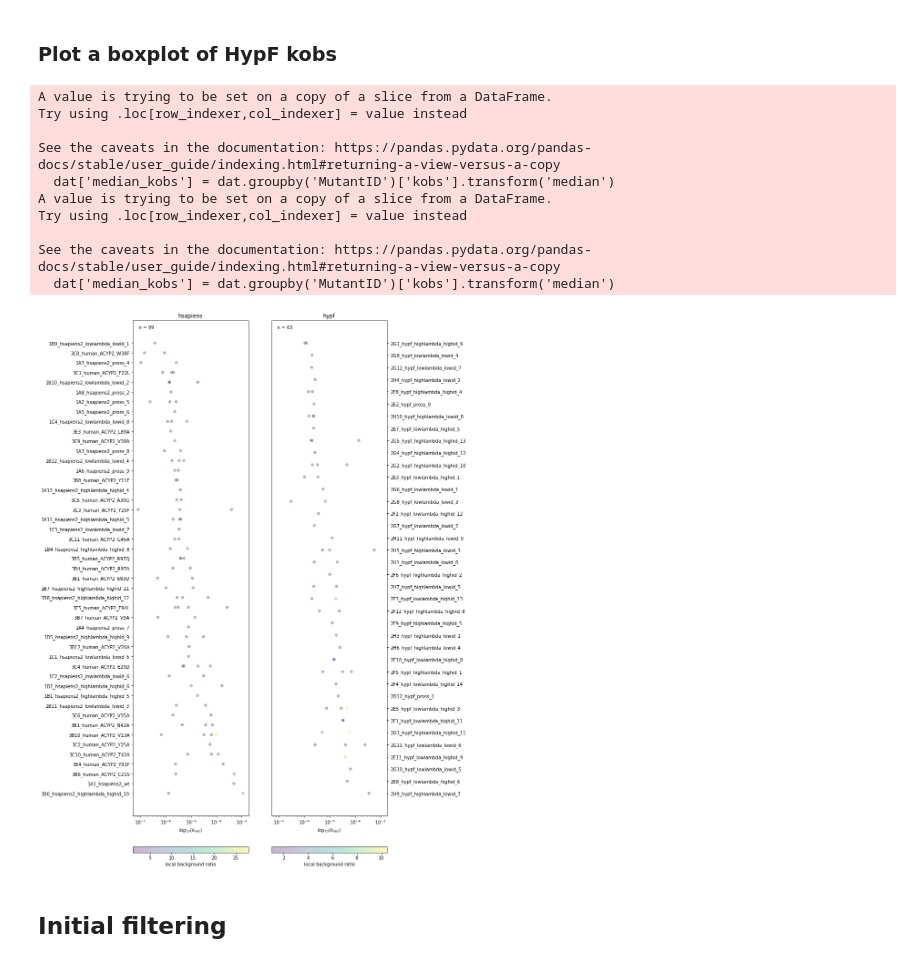
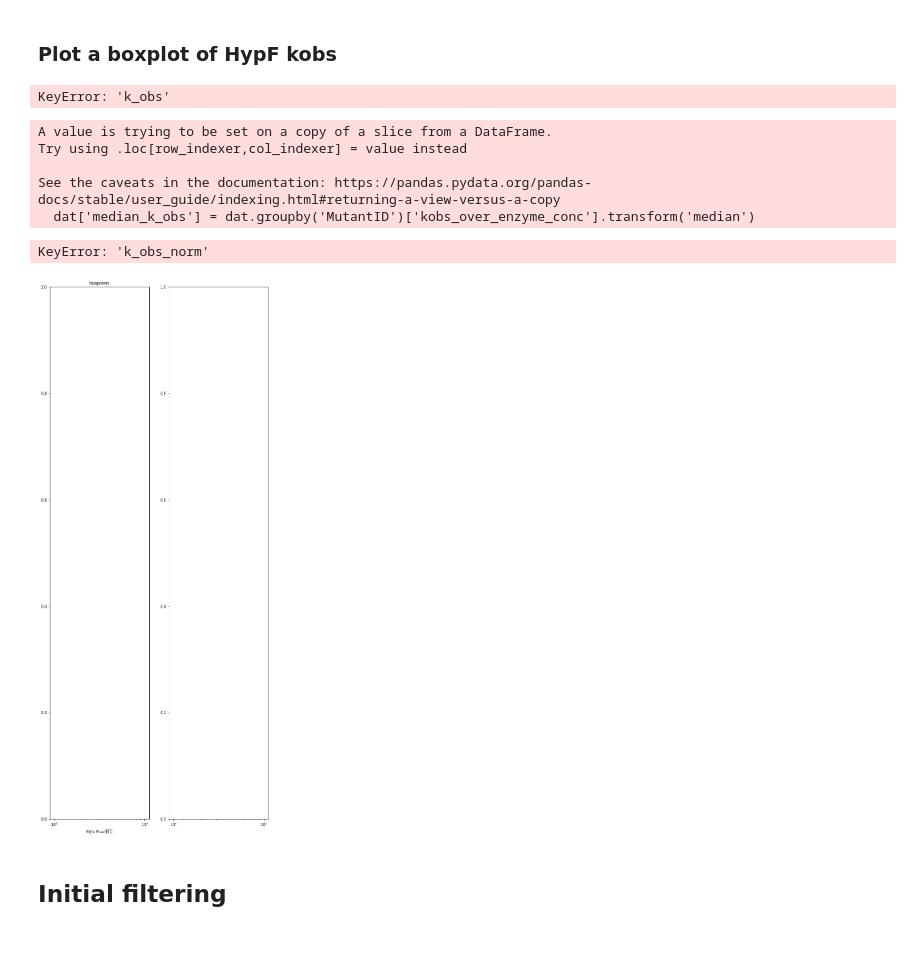
Before and after one commit to FordyceLab/htmek-workup, a Jupyter notebook: multi_experiment_aggregation/current_aggregation.ipynb, the cells around one changed output. Saved outputs shown, nothing was run; the diff lists cells and outputs as text; code cells hidden in the pictures.

```diff
--- a/multi_experiment_aggregation/current_aggregation.ipynb
+++ b/multi_experiment_aggregation/current_aggregation.ipynb
@@ -352,0 +344,9 @@ all_turnover_dfs['230207_AcP']
+# %%
+# normalize kobs by enzyme concentration
+for key in all_turnover_dfs.keys():
+    if 'k_obs' in all_turnover_dfs[key].columns:
+        all_turnover_dfs[key]['kobs_over_enzyme_conc'] = all_turnover_dfs[key]['k_obs'] / all_turnover_dfs[key]['EnzymeConc']
+    else:
+        all_turnover_dfs[key]['kobs_over_enzyme_conc'] = np.nan
+
+all_turnover_dfs['221022_AcP'][['MutantID', 'Indices', 'EnzymeConc', 'substrate_conc_uM', 'k_obs', 'kobs_over_enzyme_conc']]
@@ -356,7 +568,7 @@ all_turnover_dfs['230207_AcP']
 # combine all AcP data into one df
 combined_acp_df = pd.DataFrame()
 for key in all_turnover_dfs.keys():
-    if 'ATP' in key:
+    if 'AcP' in key:
         if combined_acp_df.empty:
             combined_acp_df = all_turnover_dfs[key]
             combined_acp_df['experiment'] = key
@@ -366,21 +578,23 @@ for key in all_turnover_dfs.keys():
             combined_acp_df = pd.concat([combined_acp_df, all_turnover_dfs[key]], ignore_index=True)
 
 
-# normalize kobs values by EnzymeConc
-combined_acp_df['kobs_norm'] = combined_acp_df['kobs'] / combined_acp_df['EnzymeConc']
+# normalize k_obs values by EnzymeConc
+combined_acp_df['k_obs_norm'] = combined_acp_df['k_obs'] / combined_acp_df['EnzymeConc']
 
 ## filter data
-# drop nans from kobs column
-combined_acp_df = combined_acp_df.dropna(subset=['kobs'])
+# drop nans from k_obs column
+combined_acp_df = combined_acp_df.dropna(subset=['k_obs'])
 
-# remove poorly expressed variants
-combined_acp_df = combined_acp_df[combined_acp_df['EnzymeConc'] > 5]
+# # remove poorly expressed variants
+# combined_acp_df = combined_acp_df[combined_acp_df['EnzymeConc'] > 1]
 
-# remove low kobs R squared values
-combined_acp_df = combined_acp_df[combined_acp_df['kobs_r_squared'] > 0.9]
+# remove low k_obs R squared values
+combined_acp_df = combined_acp_df[combined_acp_df['Rsq_kobs'] > 0.95]
 
 # remove variants with low local bg ratio
-combined_acp_df = combined_acp_df[combined_acp_df['local_bg_ratio'] > 1]
+combined_acp_df = combined_acp_df[combined_acp_df['local_bg_ratio'] > 2]
+# %% [output]
+KeyError: 'k_obs'
 # %%
 # remove experiments
 combined_acp_df = combined_acp_df[combined_acp_df['experiment'] != '230419_AcP']
@@ -388,47 +602,43 @@ combined_acp_df = combined_acp_df[combined_acp_df['experiment'] != '230410_AcP']
 # %%
 # two subplots side by side
 fig, axs = plt.subplots(1, 2, figsize=(10, 25), sharex=True)
 
 # left plot hsapiens, right plot hypf
-for i, species in enumerate(['hsapiens', 'hypf']):
+for i, species in enumerate(['hsapiens', 'sbenthica']):
     axs[i].set_title(species)
-    axs[i].set_xlabel('$log_{10}(k_{obs})$')
+    axs[i].set_xlabel('$log_{10}(k_{obs}/[E])$')
     axs[i].set_ylabel('')
     axs[i].set_xscale('log')
 
     # get data for species
     dat = combined_acp_df[combined_acp_df['species'] == species]
 
-    # calculate median kobs for each mutantid and store in new column
-    dat['median_kobs'] = dat.groupby('MutantID')['kobs'].transform('median')
+    # calculate median k_obs for each mutantid and store in new column
+    dat['median_k_obs'] = dat.groupby('MutantID')['kobs_over_enzyme_conc'].transform('median')
 
-    # sort by median kobs
-    dat = dat.sort_values(by='median_kobs', ascending=False)
+    # sort by median k_obs
+    dat = dat.sort_values(by='median_k_obs', ascending=False)
 
-    # plot stripplot of kobs norm by each mutantid
-    im = axs[i].scatter(dat['kobs_norm'], dat['MutantID'], s=30, alpha=0.3, c=dat['local_bg_ratio'], cmap='viridis')
+    # plot stripplot of k_obs norm by each mutantid
+    im = axs[i].scatter(dat['k_obs_norm'], dat['MutantID'], s=30, alpha=0.3, c=dat['local_bg_ratio'], cmap='viridis')
 
     # add colorbar below x axis
     fig.colorbar(im, ax=axs[i], orientation='horizontal', label='local background ratio', pad=0.05)
 
     # add text to show how many points are in each plot
     axs[i].text(0.05, 0.99, 'n = ' + str(len(dat)), transform=axs[i].transAxes, verticalalignment='top')
 
 # move hypf labels to the right
 axs[1].yaxis.tick_right()
 axs[1].yaxis.set_label_position("right")
 # %% [output]
 A value is trying to be set on a copy of a slice from a DataFrame.
 Try using .loc[row_indexer,col_indexer] = value instead
 
 See the caveats in the documentation: https://pandas.pydata.org/pandas-docs/stable/user_guide/indexing.html#returning-a-view-versus-a-copy
-  dat['median_kobs'] = dat.groupby('MutantID')['kobs'].transform('median')
-A value is trying to be set on a copy of a slice from a DataFrame.
-Try using .loc[row_indexer,col_indexer] = value instead
-
-See the caveats in the documentation: https://pandas.pydata.org/pandas-docs/stable/user_guide/indexing.html#returning-a-view-versus-a-copy
-  dat['median_kobs'] = dat.groupby('MutantID')['kobs'].transform('median')
+  dat['median_k_obs'] = dat.groupby('MutantID')['kobs_over_enzyme_conc'].transform('median')
+KeyError: 'k_obs_norm'
-[figure, old version]
+[figure, new version]
 # %% [markdown]
 ## Initial filtering
 # %%
```
Also changed, not shown: parts of 62 cells of this notebook, 2 other files.
